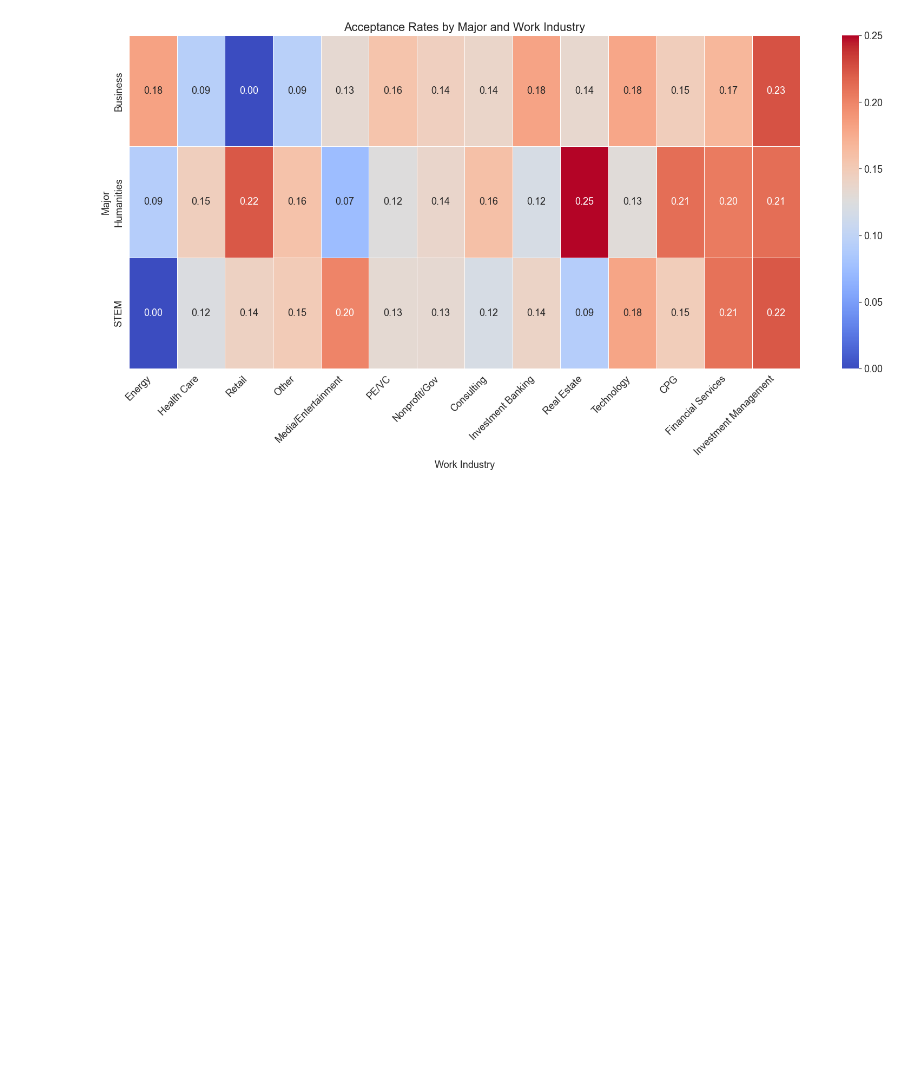
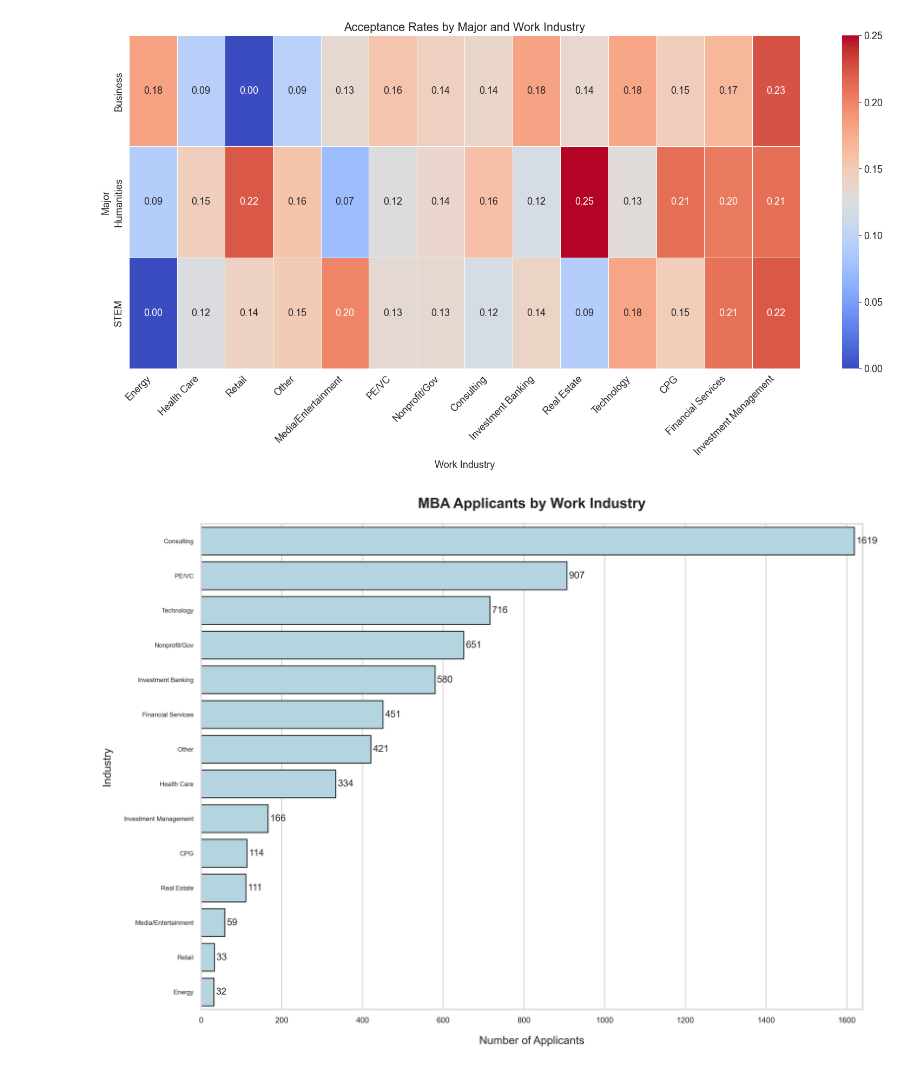
Before and after one commit to Cyndolo/ECE143_Group12, a Jupyter notebook: newMBA.ipynb, the cells around one changed output. Saved outputs shown, nothing was run; the diff lists cells and outputs as text; code cells hidden in the pictures; blank space fills up the shorter version.

```diff
--- a/newMBA.ipynb
+++ b/newMBA.ipynb
@@ -834,3 +834,58 @@ plt.show()
 [figure]
 [figure]
 [figure]
+# %%
+import pandas as pd
+import numpy as np
+import seaborn as sns
+import matplotlib.pyplot as plt
+from scipy import stats
+
+# Set up styling
+sns.set(style="whitegrid", palette="pastel", font="Arial", rc={"axes.titlesize": 18, "axes.labelsize": 12})
+plt.rcParams['figure.dpi'] = 300
+
+# Load data
+file_path = "MBA.csv"  # Replace with actual file path
+df = pd.read_csv(file_path)
+
+# Data Cleaning
+df['work_industry'] = df['work_industry'].str.strip().fillna('Unknown')
+
+# Count occurrences of each industry
+industry_counts_df = df['work_industry'].value_counts().reset_index()
+industry_counts_df.columns = ['Industry', 'Count']
+
+# Visualization - Industry Bar Plot
+plt.figure(figsize=(14, 10))  # Increase figure size
+industry_plot = sns.barplot(
+    data=industry_counts_df.sort_values('Count', ascending=False),
+    y='Industry',
+    x='Count',
+    orient='h',
+    edgecolor='black',
+    linewidth=1,
+    color='lightblue'
+)
+
+plt.title('MBA Applicants by Work Industry', pad=20, fontsize=18, weight='bold', loc='center')
+plt.xlabel('Number of Applicants', labelpad=15, fontsize=14)
+plt.ylabel('Industry', labelpad=15, fontsize=14)
+plt.xticks(fontsize=10)
+plt.yticks(fontsize=8)  # Reduce industry label font size
+plt.xlim(0, industry_counts_df['Count'].max() + 20)
+
+# Add value labels
+for p in industry_plot.patches:
+    width = p.get_width()
+    plt.text(width + 5,
+             p.get_y() + p.get_height()/2,
+             f'{int(width)}',
+             ha='left',
+             va='center',
+             fontsize=12)
+
+plt.tight_layout()
+plt.show()
+# %% [output]
+[figure, added]
```
